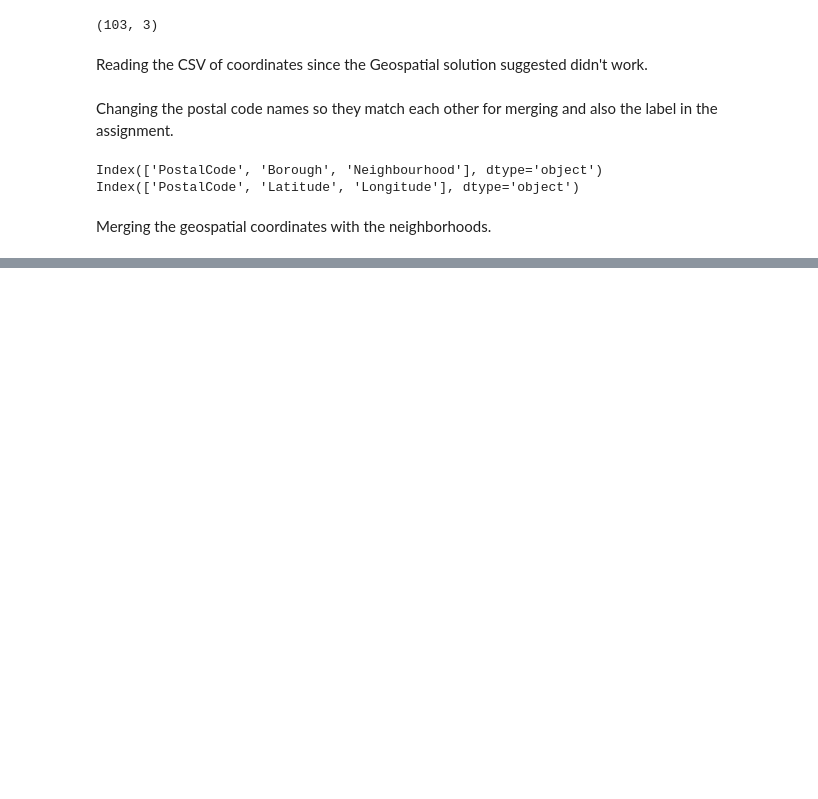
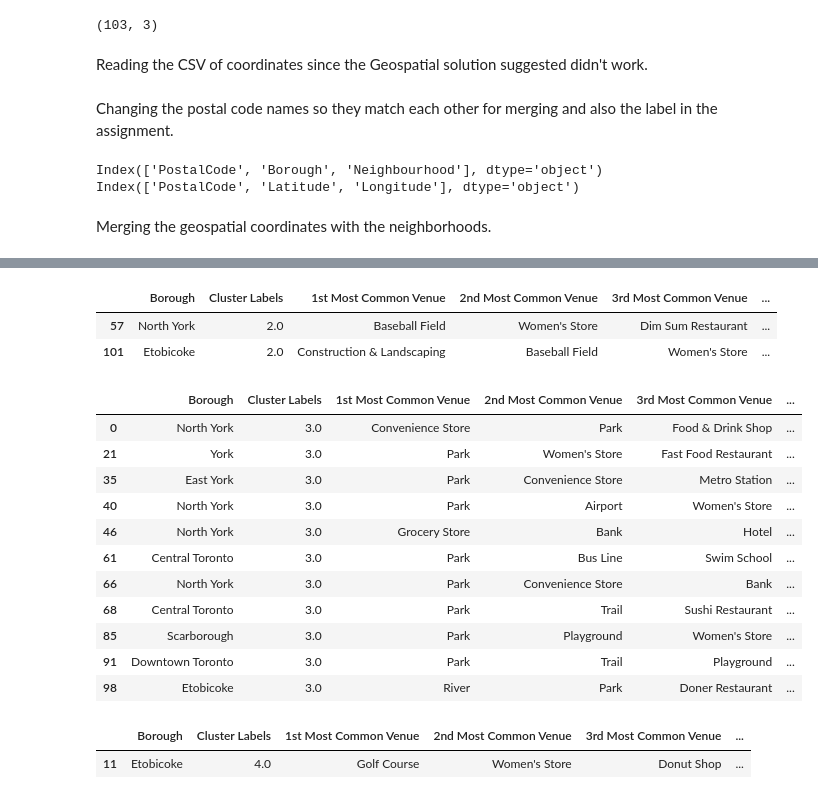
Before and after one commit to tstannar/IBM_Capstone, a Jupyter notebook: TorontoClustering.ipynb, the cells around one changed output, grey strips where cells are left out. Cells and saved outputs as stored; diff of their text form; code cells hidden in the pictures; blank space fills up the shorter version.

```diff
--- a/TorontoClustering.ipynb
+++ b/TorontoClustering.ipynb
@@ -84,0 +564,26 @@ pd.merge(df,coordinates,on = 'PostalCode')
+# %%
+toronto_merged.loc[toronto_merged['Cluster Labels'] == 2, toronto_merged.columns[[1] + list(range(5, toronto_merged.shape[1]))]]
+# %% [output]
+|  | Borough | Cluster Labels | 1st Most Common Venue | 2nd Most Common Venue | 3rd Most Common Venue | ... |
+| 57 | North York | 2.0 | Baseball Field | Women's Store | Dim Sum Restaurant | ... |
+| 101 | Etobicoke | 2.0 | Construction & Landscaping | Baseball Field | Women's Store | ... |
+# %%
+toronto_merged.loc[toronto_merged['Cluster Labels'] == 3, toronto_merged.columns[[1] + list(range(5, toronto_merged.shape[1]))]]
+# %% [output]
+|  | Borough | Cluster Labels | 1st Most Common Venue | 2nd Most Common Venue | 3rd Most Common Venue | ... |
+| 0 | North York | 3.0 | Convenience Store | Park | Food & Drink Shop | ... |
+| 21 | York | 3.0 | Park | Women's Store | Fast Food Restaurant | ... |
+| 35 | East York | 3.0 | Park | Convenience Store | Metro Station | ... |
+| 40 | North York | 3.0 | Park | Airport | Women's Store | ... |
+| 46 | North York | 3.0 | Grocery Store | Bank | Hotel | ... |
+| 61 | Central Toronto | 3.0 | Park | Bus Line | Swim School | ... |
+| 66 | North York | 3.0 | Park | Convenience Store | Bank | ... |
+| 68 | Central Toronto | 3.0 | Park | Trail | Sushi Restaurant | ... |
+| 85 | Scarborough | 3.0 | Park | Playground | Women's Store | ... |
+| 91 | Downtown Toronto | 3.0 | Park | Trail | Playground | ... |
+| 98 | Etobicoke | 3.0 | River | Park | Doner Restaurant | ... |
+# %%
+toronto_merged.loc[toronto_merged['Cluster Labels'] == 4, toronto_merged.columns[[1] + list(range(5, toronto_merged.shape[1]))]]
+# %% [output]
+|  | Borough | Cluster Labels | 1st Most Common Venue | 2nd Most Common Venue | 3rd Most Common Venue | ... |
+| 11 | Etobicoke | 4.0 | Golf Course | Women's Store | Donut Shop | ... |
```
Also changed, not shown: parts of 36 cells of this notebook.
